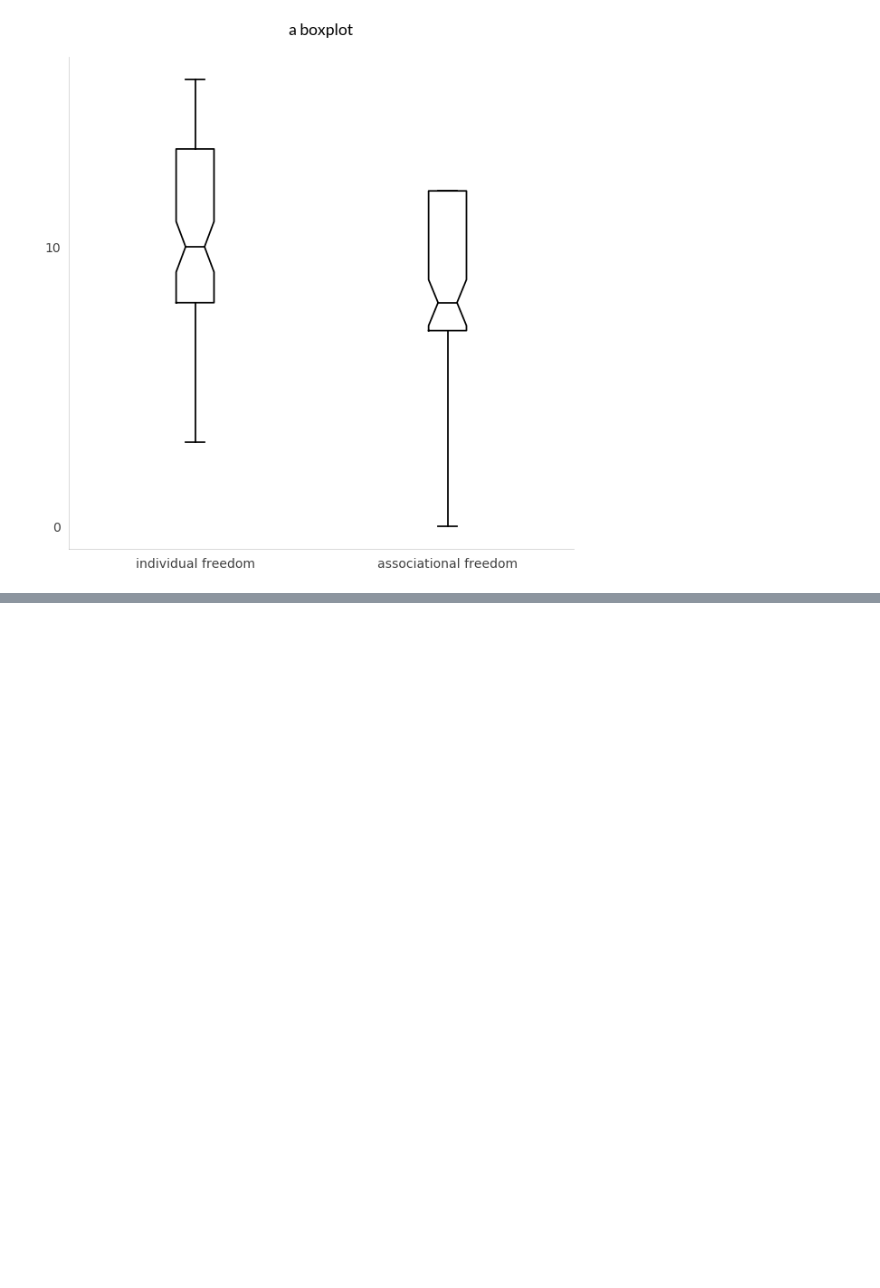
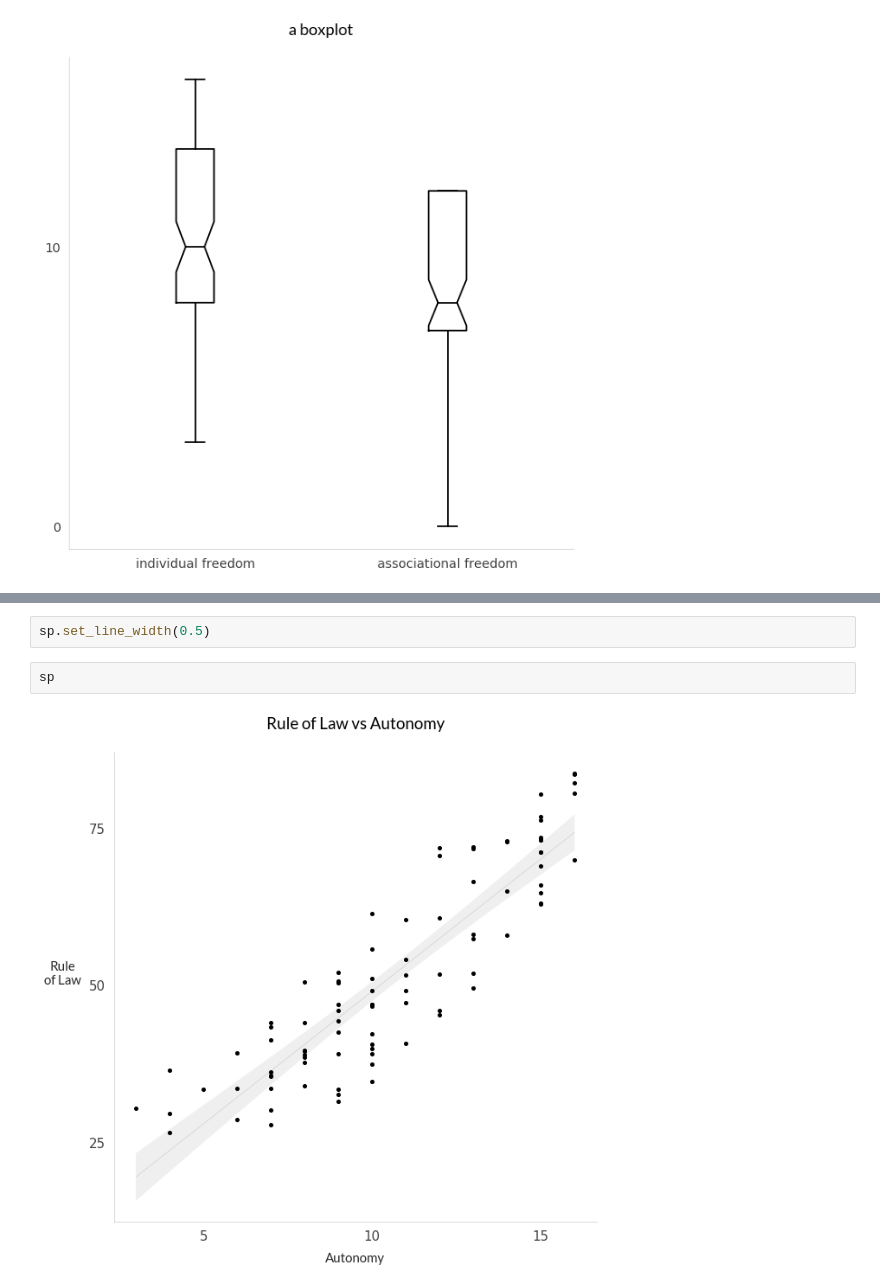
Before and after one commit to paultopia/printable_plots, a Jupyter notebook: tweaking/experiments.ipynb, the cells around one changed output, grey strips where cells are left out. Saved outputs shown, nothing was run; the diff lists cells and outputs as text; blank space fills up the shorter version.

```diff
--- a/tweaking/experiments.ipynb
+++ b/tweaking/experiments.ipynb
@@ -219,0 +330,6 @@ bptest2 = boxplot2([roldf["per_auto"], df["assoc_org"]],
+# %%
+sp.set_line_width(0.5)
+# %%
+sp
+# %% [output]
+[figure, added]
```
Also changed, not shown: parts of 13 cells of this notebook, 2 other files.
